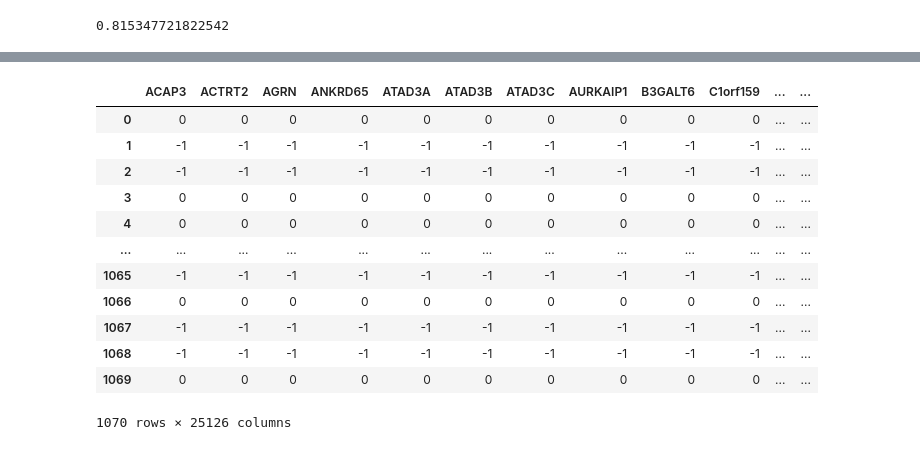
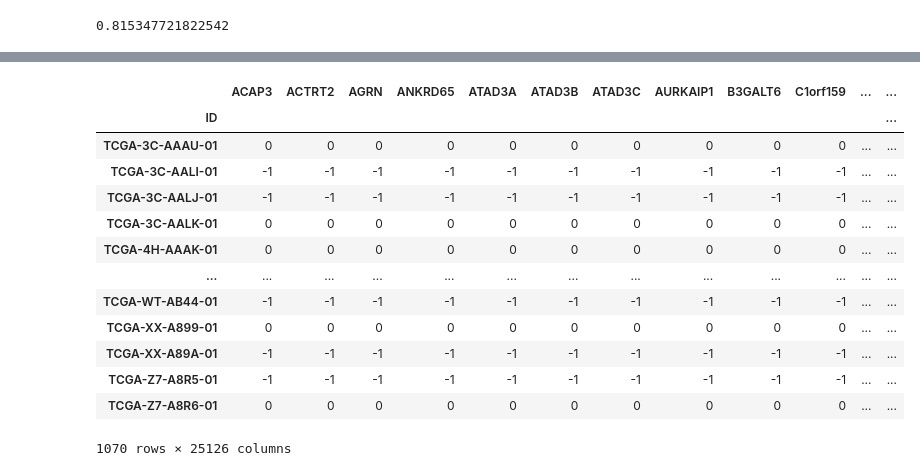
Before and after one commit to RMichae1/biohack2020, a Jupyter notebook: modeling.ipynb, the cells around one changed output, grey strips where cells are left out. Saved outputs shown, nothing was run; the diff lists cells and outputs as text; code cells hidden in the pictures.

```diff
--- a/modeling.ipynb
+++ b/modeling.ipynb
@@ -777,20 +771,21 @@ array(['6', '6', '6', '6', '6', '6', '6', '6', '6', '6', '6', '6', '6',
 # %%
 tcga_cna_df = pd.read_csv("/home/rimichael/Uni/biohack/tcga/tcna_CNA.tsv",
-                          sep="\t")
+                          sep="\t", index_col="ID")
 tcga_cna_df
 # %% [output]
 |  | ACAP3 | ACTRT2 | AGRN | ANKRD65 | ATAD3A | ATAD3B | ATAD3C | AURKAIP1 | B3GALT6 | C1orf159 | ... | ... |
-| 0 | 0 | 0 | 0 | 0 | 0 | 0 | 0 | 0 | 0 | 0 | ... | ... |
-| 1 | -1 | -1 | -1 | -1 | -1 | -1 | -1 | -1 | -1 | -1 | ... | ... |
-| 2 | -1 | -1 | -1 | -1 | -1 | -1 | -1 | -1 | -1 | -1 | ... | ... |
-| 3 | 0 | 0 | 0 | 0 | 0 | 0 | 0 | 0 | 0 | 0 | ... | ... |
-| 4 | 0 | 0 | 0 | 0 | 0 | 0 | 0 | 0 | 0 | 0 | ... | ... |
+| ID |  |  |  |  |  |  |  |  |  |  |  | ... |
+| TCGA-3C-AAAU-01 | 0 | 0 | 0 | 0 | 0 | 0 | 0 | 0 | 0 | 0 | ... | ... |
+| TCGA-3C-AALI-01 | -1 | -1 | -1 | -1 | -1 | -1 | -1 | -1 | -1 | -1 | ... | ... |
+| TCGA-3C-AALJ-01 | -1 | -1 | -1 | -1 | -1 | -1 | -1 | -1 | -1 | -1 | ... | ... |
+| TCGA-3C-AALK-01 | 0 | 0 | 0 | 0 | 0 | 0 | 0 | 0 | 0 | 0 | ... | ... |
+| TCGA-4H-AAAK-01 | 0 | 0 | 0 | 0 | 0 | 0 | 0 | 0 | 0 | 0 | ... | ... |
 | ... | ... | ... | ... | ... | ... | ... | ... | ... | ... | ... | ... | ... |
-| 1065 | -1 | -1 | -1 | -1 | -1 | -1 | -1 | -1 | -1 | -1 | ... | ... |
-| 1066 | 0 | 0 | 0 | 0 | 0 | 0 | 0 | 0 | 0 | 0 | ... | ... |
-| 1067 | -1 | -1 | -1 | -1 | -1 | -1 | -1 | -1 | -1 | -1 | ... | ... |
-| 1068 | -1 | -1 | -1 | -1 | -1 | -1 | -1 | -1 | -1 | -1 | ... | ... |
-| 1069 | 0 | 0 | 0 | 0 | 0 | 0 | 0 | 0 | 0 | 0 | ... | ... |
+| TCGA-WT-AB44-01 | -1 | -1 | -1 | -1 | -1 | -1 | -1 | -1 | -1 | -1 | ... | ... |
+| TCGA-XX-A899-01 | 0 | 0 | 0 | 0 | 0 | 0 | 0 | 0 | 0 | 0 | ... | ... |
+| TCGA-XX-A89A-01 | -1 | -1 | -1 | -1 | -1 | -1 | -1 | -1 | -1 | -1 | ... | ... |
+| TCGA-Z7-A8R5-01 | -1 | -1 | -1 | -1 | -1 | -1 | -1 | -1 | -1 | -1 | ... | ... |
+| TCGA-Z7-A8R6-01 | 0 | 0 | 0 | 0 | 0 | 0 | 0 | 0 | 0 | 0 | ... | ... |
 1070 rows × 25126 columns
 # %%
 # extract most informative cna given INTCLUST
```
Also changed, not shown: parts of 11 cells of this notebook.
